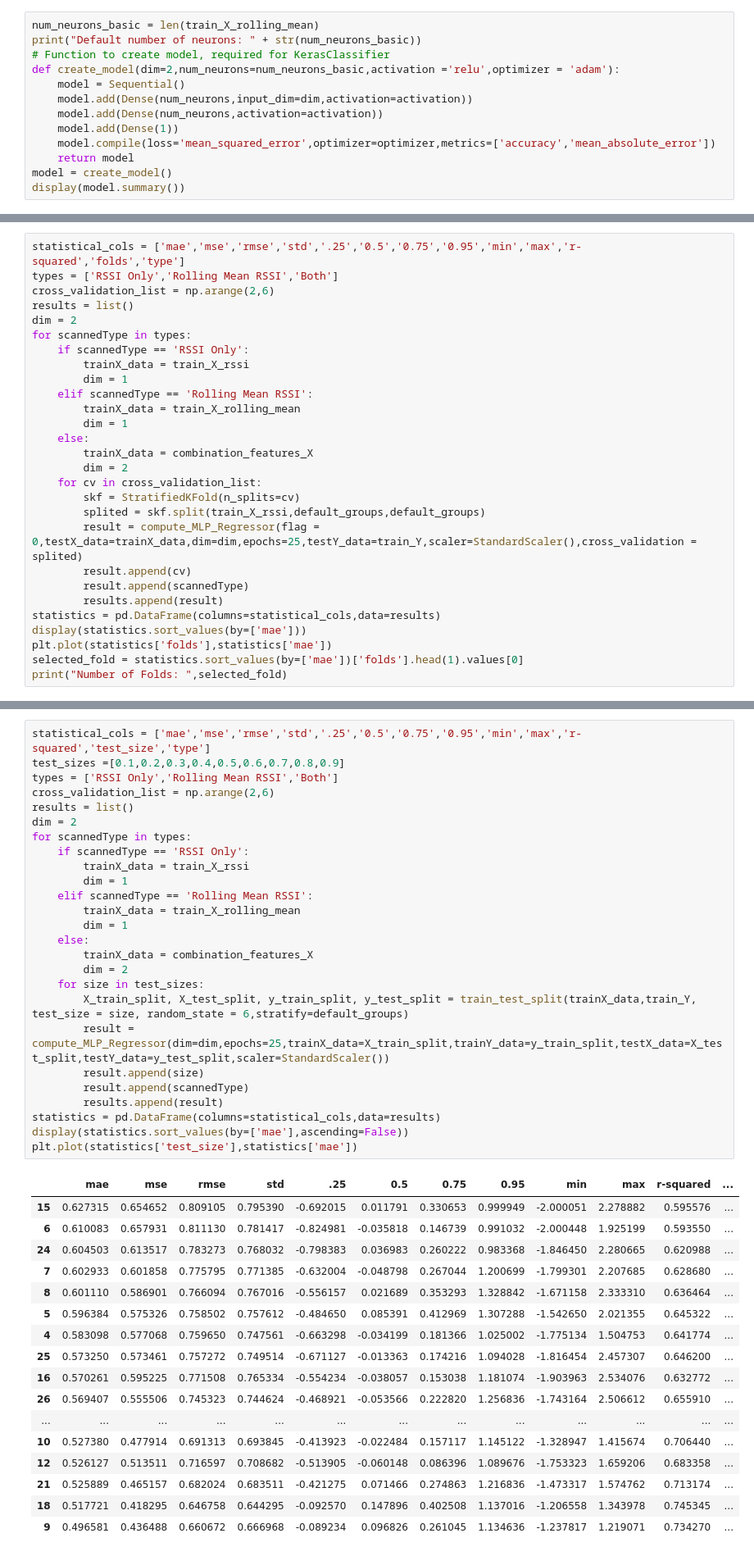
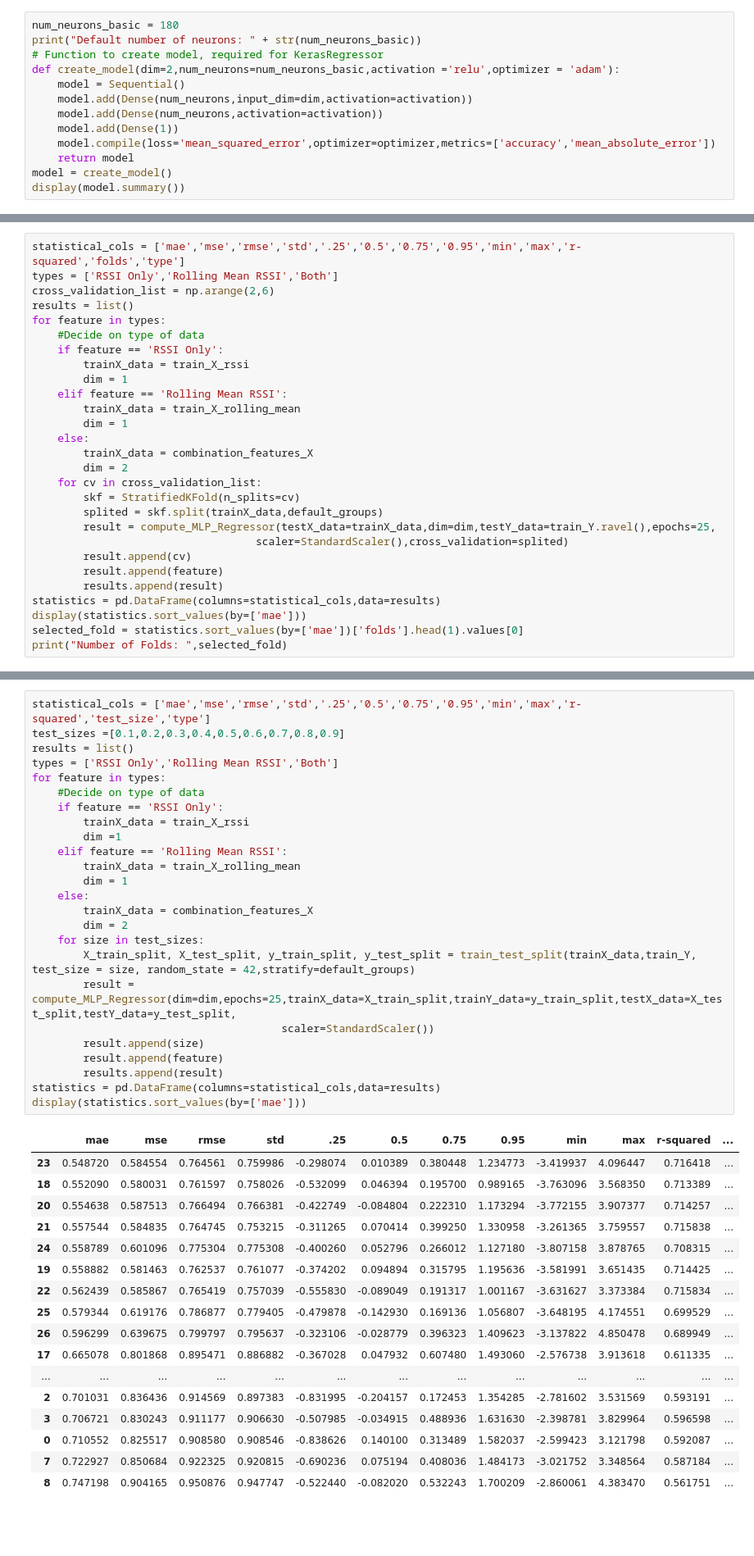
Before and after one commit to rui-pedro-porfirio/IndoorApp, a Jupyter notebook: Server/Notebooks/PROXIMITY/Regression/MLP/BLEProximityRegressorMLPExperiment.ipynb, the cells around one changed output, grey strips where cells are left out. Shown at 82% size. Drawn from its saved outputs; the diff is of its cells as text; blank space fills up the shorter version.

```diff
--- a/Server/Notebooks/PROXIMITY/Regression/MLP/BLEProximityRegressorMLPExperiment.ipynb
+++ b/Server/Notebooks/PROXIMITY/Regression/MLP/BLEProximityRegressorMLPExperiment.ipynb
@@ -234,8 +750,8 @@ def structure_data(data,rsquared):
 Experiments with MLP algorithm
 # %%
-num_neurons_basic = len(train_X_rolling_mean)
+num_neurons_basic = 180
 print("Default number of neurons: " + str(num_neurons_basic))
-# Function to create model, required for KerasClassifier
+# Function to create model, required for KerasRegressor
 def create_model(dim=2,num_neurons=num_neurons_basic,activation ='relu',optimizer = 'adam'):
     model = Sequential()
     model.add(Dense(num_neurons,input_dim=dim,activation=activation))
@@ -375,12 +929,12 @@ statistical_cols = ['mae','mse','rmse','std','.25','0.5','0.75','0.95','min','ma
 types = ['RSSI Only','Rolling Mean RSSI','Both']
 cross_validation_list = np.arange(2,6)
 results = list()
-dim = 2
-for scannedType in types:
-    if scannedType == 'RSSI Only':
+for feature in types:
+    #Decide on type of data
+    if feature == 'RSSI Only':
         trainX_data = train_X_rssi
         dim = 1
-    elif scannedType == 'Rolling Mean RSSI':
+    elif feature == 'Rolling Mean RSSI':
         trainX_data = train_X_rolling_mean
         dim = 1
     else:
@@ -388,14 +942,14 @@ for scannedType in types:
         dim = 2
     for cv in cross_validation_list:
         skf = StratifiedKFold(n_splits=cv)
-        splited = skf.split(train_X_rssi,default_groups,default_groups)
-        result = compute_MLP_Regressor(flag = 0,testX_data=trainX_data,dim=dim,epochs=25,testY_data=train_Y,scaler=StandardScaler(),cross_validation = splited)
+        splited = skf.split(trainX_data,default_groups)
+        result = compute_MLP_Regressor(testX_data=trainX_data,dim=dim,testY_data=train_Y.ravel(),epochs=25,
+                                   scaler=StandardScaler(),cross_validation=splited)
         result.append(cv)
-        result.append(scannedType)
+        result.append(feature)
         results.append(result)
 statistics = pd.DataFrame(columns=statistical_cols,data=results)
 display(statistics.sort_values(by=['mae']))
-plt.plot(statistics['folds'],statistics['mae'])
 selected_fold = statistics.sort_values(by=['mae'])['folds'].head(1).values[0]
 print("Number of Folds: ",selected_fold)
 # %% [output]
@@ -432,44 +985,43 @@ Experiment using cross validation approach of HoldOut (Train test split)
 # %%
 statistical_cols = ['mae','mse','rmse','std','.25','0.5','0.75','0.95','min','max','r-squared','test_size','type']
 test_sizes =[0.1,0.2,0.3,0.4,0.5,0.6,0.7,0.8,0.9]
+results = list()
 types = ['RSSI Only','Rolling Mean RSSI','Both']
-cross_validation_list = np.arange(2,6)
-results = list()
-dim = 2
-for scannedType in types:
-    if scannedType == 'RSSI Only':
+for feature in types:
+    #Decide on type of data
+    if feature == 'RSSI Only':
         trainX_data = train_X_rssi
-        dim = 1
-    elif scannedType == 'Rolling Mean RSSI':
+        dim =1
+    elif feature == 'Rolling Mean RSSI':
         trainX_data = train_X_rolling_mean
         dim = 1
     else:
         trainX_data = combination_features_X
         dim = 2
     for size in test_sizes:
-        X_train_split, X_test_split, y_train_split, y_test_split = train_test_split(trainX_data,train_Y, test_size = size, random_state = 6,stratify=default_groups)
-        result = compute_MLP_Regressor(dim=dim,epochs=25,trainX_data=X_train_split,trainY_data=y_train_split,testX_data=X_test_split,testY_data=y_test_split,scaler=StandardScaler())
+        X_train_split, X_test_split, y_train_split, y_test_split = train_test_split(trainX_data,train_Y, test_size = size, random_state = 42,stratify=default_groups)
+        result = compute_MLP_Regressor(dim=dim,epochs=25,trainX_data=X_train_split,trainY_data=y_train_split,testX_data=X_test_split,testY_data=y_test_split,
+                                       scaler=StandardScaler())
         result.append(size)
-        result.append(scannedType)
+        result.append(feature)
         results.append(result)
 statistics = pd.DataFrame(columns=statistical_cols,data=results)
-display(statistics.sort_values(by=['mae'],ascending=False))
-plt.plot(statistics['test_size'],statistics['mae'])
+display(statistics.sort_values(by=['mae']))
 # %% [output]
 |  | mae | mse | rmse | std | .25 | 0.5 | 0.75 | 0.95 | min | max | r-squared | ... |
-| 15 | 0.627315 | 0.654652 | 0.809105 | 0.795390 | -0.692015 | 0.011791 | 0.330653 | 0.999949 | -2.000051 | 2.278882 | 0.595576 | ... |
-| 6 | 0.610083 | 0.657931 | 0.811130 | 0.781417 | -0.824981 | -0.035818 | 0.146739 | 0.991032 | -2.000448 | 1.925199 | 0.593550 | ... |
-| 24 | 0.604503 | 0.613517 | 0.783273 | 0.768032 | -0.798383 | 0.036983 | 0.260222 | 0.983368 | -1.846450 | 2.280665 | 0.620988 | ... |
-| 7 | 0.602933 | 0.601858 | 0.775795 | 0.771385 | -0.632004 | -0.048798 | 0.267044 | 1.200699 | -1.799301 | 2.207685 | 0.628680 | ... |
-| 8 | 0.601110 | 0.586901 | 0.766094 | 0.767016 | -0.556157 | 0.021689 | 0.353293 | 1.328842 | -1.671158 | 2.333310 | 0.636464 | ... |
-| 5 | 0.596384 | 0.575326 | 0.758502 | 0.757612 | -0.484650 | 0.085391 | 0.412969 | 1.307288 | -1.542650 | 2.021355 | 0.645322 | ... |
-| 4 | 0.583098 | 0.577068 | 0.759650 | 0.747561 | -0.663298 | -0.034199 | 0.181366 | 1.025002 | -1.775134 | 1.504753 | 0.641774 | ... |
-| 25 | 0.573250 | 0.573461 | 0.757272 | 0.749514 | -0.671127 | -0.013363 | 0.174216 | 1.094028 | -1.816454 | 2.457307 | 0.646200 | ... |
-| 16 | 0.570261 | 0.595225 | 0.771508 | 0.765334 | -0.554234 | -0.038057 | 0.153038 | 1.181074 | -1.903963 | 2.534076 | 0.632772 | ... |
-| 26 | 0.569407 | 0.555506 | 0.745323 | 0.744624 | -0.468921 | -0.053566 | 0.222820 | 1.256836 | -1.743164 | 2.506612 | 0.655910 | ... |
+| 23 | 0.548720 | 0.584554 | 0.764561 | 0.759986 | -0.298074 | 0.010389 | 0.380448 | 1.234773 | -3.419937 | 4.096447 | 0.716418 | ... |
+| 18 | 0.552090 | 0.580031 | 0.761597 | 0.758026 | -0.532099 | 0.046394 | 0.195700 | 0.989165 | -3.763096 | 3.568350 | 0.713389 | ... |
+| 20 | 0.554638 | 0.587513 | 0.766494 | 0.766381 | -0.422749 | -0.084804 | 0.222310 | 1.173294 | -3.772155 | 3.907377 | 0.714257 | ... |
+| 21 | 0.557544 | 0.584835 | 0.764745 | 0.753215 | -0.311265 | 0.070414 | 0.399250 | 1.330958 | -3.261365 | 3.759557 | 0.715838 | ... |
+| 24 | 0.558789 | 0.601096 | 0.775304 | 0.775308 | -0.400260 | 0.052796 | 0.266012 | 1.127180 | -3.807158 | 3.878765 | 0.708315 | ... |
+| 19 | 0.558882 | 0.581463 | 0.762537 | 0.761077 | -0.374202 | 0.094894 | 0.315795 | 1.195636 | -3.581991 | 3.651435 | 0.714425 | ... |
+| 22 | 0.562439 | 0.585867 | 0.765419 | 0.757039 | -0.555830 | -0.089049 | 0.191317 | 1.001167 | -3.631627 | 3.373384 | 0.715834 | ... |
+| 25 | 0.579344 | 0.619176 | 0.786877 | 0.779405 | -0.479878 | -0.142930 | 0.169136 | 1.056807 | -3.648195 | 4.174551 | 0.699529 | ... |
+| 26 | 0.596299 | 0.639675 | 0.799797 | 0.795637 | -0.323106 | -0.028779 | 0.396323 | 1.409623 | -3.137822 | 4.850478 | 0.689949 | ... |
+| 17 | 0.665078 | 0.801868 | 0.895471 | 0.886882 | -0.367028 | 0.047932 | 0.607480 | 1.493060 | -2.576738 | 3.913618 | 0.611335 | ... |
 | ... | ... | ... | ... | ... | ... | ... | ... | ... | ... | ... | ... | ... |
-| 10 | 0.527380 | 0.477914 | 0.691313 | 0.693845 | -0.413923 | -0.022484 | 0.157117 | 1.145122 | -1.328947 | 1.415674 | 0.706440 | ... |
-| 12 | 0.526127 | 0.513511 | 0.716597 | 0.708682 | -0.513905 | -0.060148 | 0.086396 | 1.089676 | -1.753323 | 1.659206 | 0.683358 | ... |
-| 21 | 0.525889 | 0.465157 | 0.682024 | 0.683511 | -0.421275 | 0.071466 | 0.274863 | 1.216836 | -1.473317 | 1.574762 | 0.713174 | ... |
-| 18 | 0.517721 | 0.418295 | 0.646758 | 0.644295 | -0.092570 | 0.147896 | 0.402508 | 1.137016 | -1.206558 | 1.343978 | 0.745345 | ... |
-| 9 | 0.496581 | 0.436488 | 0.660672 | 0.666968 | -0.089234 | 0.096826 | 0.261045 | 1.134636 | -1.237817 | 1.219071 | 0.734270 | ... |
+| 2 | 0.701031 | 0.836436 | 0.914569 | 0.897383 | -0.831995 | -0.204157 | 0.172453 | 1.354285 | -2.781602 | 3.531569 | 0.593191 | ... |
+| 3 | 0.706721 | 0.830243 | 0.911177 | 0.906630 | -0.507985 | -0.034915 | 0.488936 | 1.631630 | -2.398781 | 3.829964 | 0.596598 | ... |
+| 0 | 0.710552 | 0.825517 | 0.908580 | 0.908546 | -0.838626 | 0.140100 | 0.313489 | 1.582037 | -2.599423 | 3.121798 | 0.592087 | ... |
+| 7 | 0.722927 | 0.850684 | 0.922325 | 0.920815 | -0.690236 | 0.075194 | 0.408036 | 1.484173 | -3.021752 | 3.348564 | 0.587184 | ... |
+| 8 | 0.747198 | 0.904165 | 0.950876 | 0.947747 | -0.522440 | -0.082020 | 0.532243 | 1.700209 | -2.860061 | 4.383470 | 0.561751 | ... |
```
Also changed, not shown: parts of 90 cells of this notebook, 14 other files.
